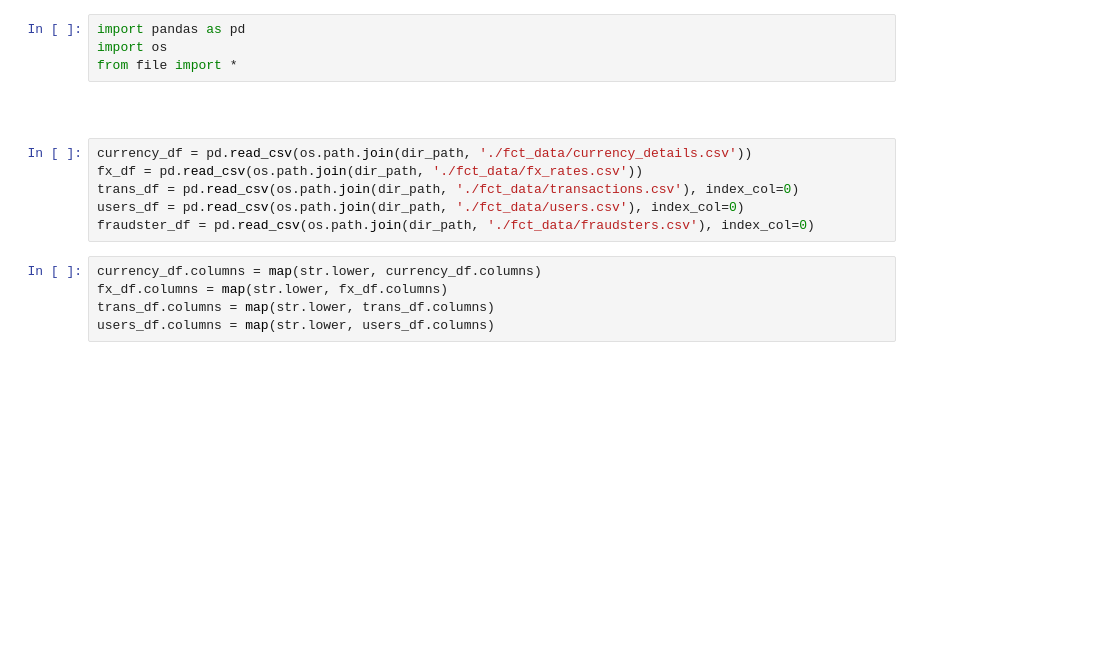
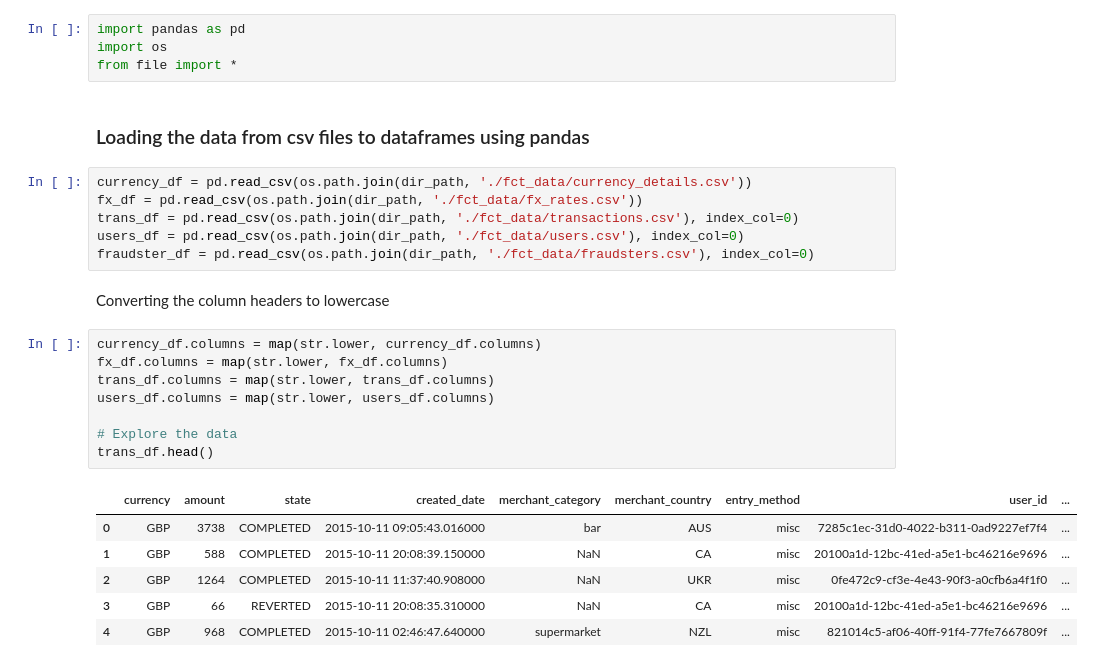
Before and after one commit to harshitcodes/fin_crime, a Jupyter notebook: find_fraudsters.ipynb, the cells around one changed output. Cells and saved outputs as stored; diff of their text form; blank space fills up the shorter version.

```diff
--- a/find_fraudsters.ipynb
+++ b/find_fraudsters.ipynb
@@ -6,16 +6,28 @@
 import pandas as pd
 import os
 from file import *
-# %% [markdown]
-##
+# %% [markdown]
+### Loading the data from csv files to dataframes using pandas
 # %%
 currency_df = pd.read_csv(os.path.join(dir_path, './fct_data/currency_details.csv'))
 fx_df = pd.read_csv(os.path.join(dir_path, './fct_data/fx_rates.csv'))
 trans_df = pd.read_csv(os.path.join(dir_path, './fct_data/transactions.csv'), index_col=0)
 users_df = pd.read_csv(os.path.join(dir_path, './fct_data/users.csv'), index_col=0)
 fraudster_df = pd.read_csv(os.path.join(dir_path, './fct_data/fraudsters.csv'), index_col=0)
+# %% [markdown]
+Converting the column headers to lowercase
 # %%
 currency_df.columns = map(str.lower, currency_df.columns)
 fx_df.columns = map(str.lower, fx_df.columns)
 trans_df.columns = map(str.lower, trans_df.columns)
 users_df.columns = map(str.lower, users_df.columns)
+
+# Explore the data
+trans_df.head()
+# %% [output]
+|  | currency | amount | state | created_date | merchant_category | merchant_country | entry_method | user_id | ... |
+| 0 | GBP | 3738 | COMPLETED | 2015-10-11 09:05:43.016000 | bar | AUS | misc | 7285c1ec-31d0-4022-b311-0ad9227ef7f4 | ... |
+| 1 | GBP | 588 | COMPLETED | 2015-10-11 20:08:39.150000 | NaN | CA | misc | 20100a1d-12bc-41ed-a5e1-bc46216e9696 | ... |
+| 2 | GBP | 1264 | COMPLETED | 2015-10-11 11:37:40.908000 | NaN | UKR | misc | 0fe472c9-cf3e-4e43-90f3-a0cfb6a4f1f0 | ... |
+| 3 | GBP | 66 | REVERTED | 2015-10-11 20:08:35.310000 | NaN | CA | misc | 20100a1d-12bc-41ed-a5e1-bc46216e9696 | ... |
+| 4 | GBP | 968 | COMPLETED | 2015-10-11 02:46:47.640000 | supermarket | NZL | misc | 821014c5-af06-40ff-91f4-77fe7667809f | ... |
```
Also changed, not shown: parts of 16 cells of this notebook, 1 other file.
